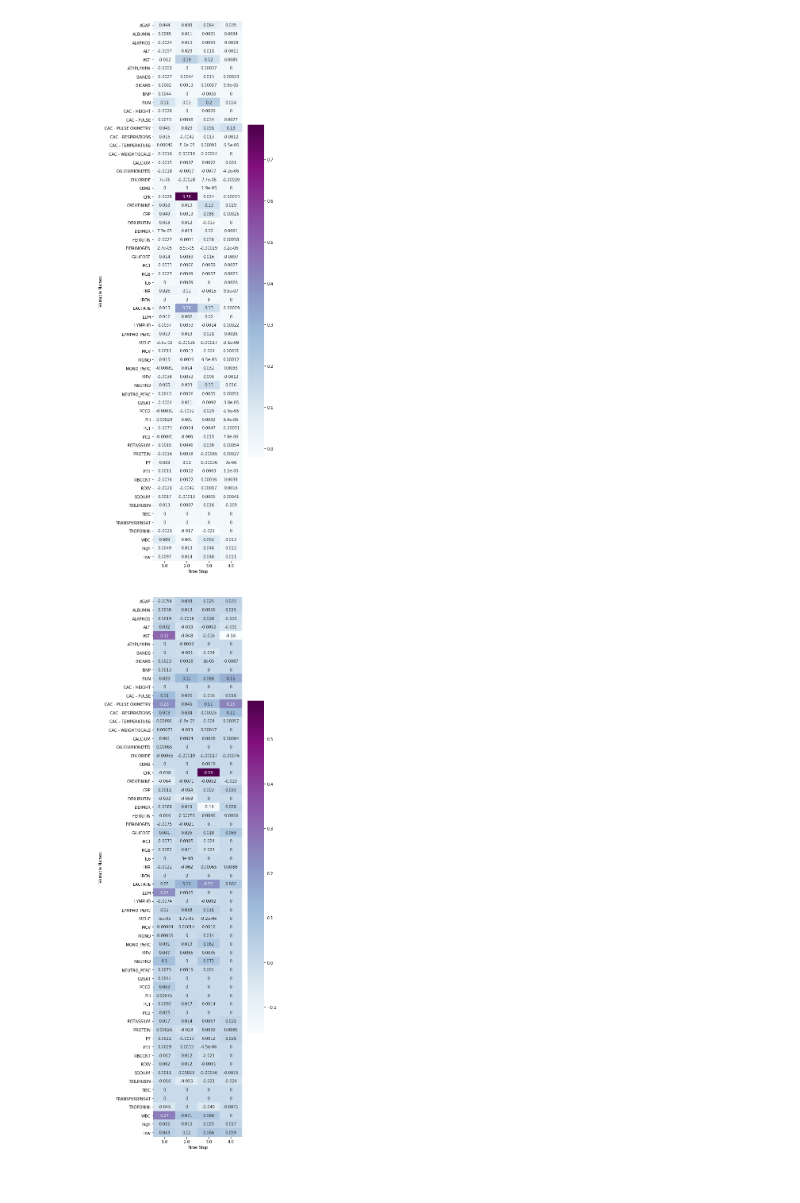
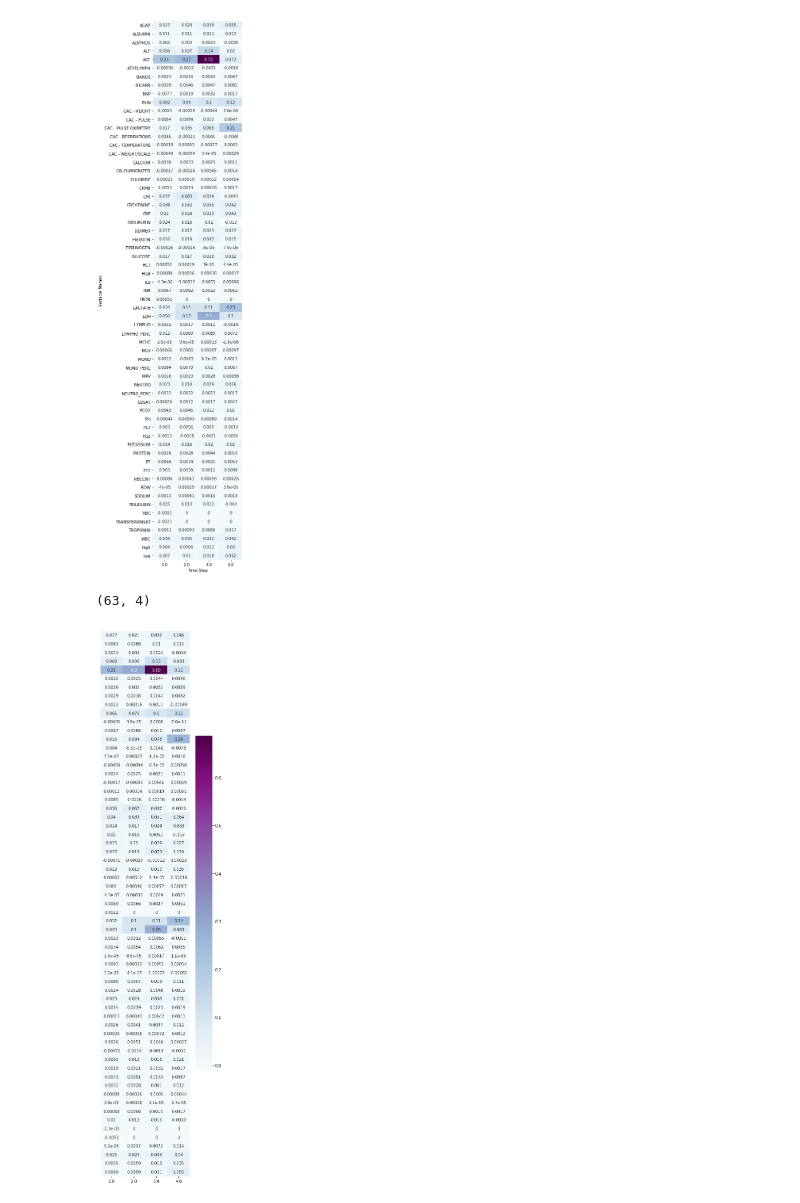
Before and after one commit to Tingyiwanyan/Contrastive_Learning_For_Covid, a Jupyter notebook: draw_heat_map.ipynb, the cells around one changed output. Cells and saved outputs as stored; diff of their text form; code cells hidden in the pictures.

```diff
--- a/draw_heat_map.ipynb
+++ b/draw_heat_map.ipynb
@@ -4,16 +4,20 @@ import numpy as np
 import matplotlib.pyplot as plt
 # %%
 import pandas as pd
-heat = pd.read_csv("retain_cl_24h_death_7_data_heat_map.csv")
+heat = pd.read_csv("retain_cl_24h_death_full_data_heat_map.csv")
 heat_map = heat.pivot("Variable Names","Time Step","Contribution Scores")
-fig = plt.figure(figsize=(5,25))
-heat_ = sns.heatmap(heat_map,annot=True,cmap='BuPu')
+fig = plt.figure(figsize=(4,25))
+heat_ = sns.heatmap(heat_map,annot=True,cmap='BuPu',cbar=False)
 # %% [output]
-[figure, old version]
+[figure, new version]
+# %%
+np.array(heat_map).shape
+# %% [output]
+(63, 4)
 # %%
-heat = pd.read_csv("retain_ce_24h_death_7_data_heat_map.csv")
+heat = pd.read_csv("retain_ce_24h_death_full_data_heat_map.csv")
 heat_map = heat.pivot("Variable Names","Time Step","Contribution Scores")
 fig = plt.figure(figsize=(5,25))
-heat_ = sns.heatmap(heat_map,annot=True,cmap='BuPu')
+heat_ = sns.heatmap(np.array(heat_map),annot=True,yticklabels=False,xticklabels=[1.0,2.0,3.0,4.0],cmap='BuPu')
 # %% [output]
-[figure, old version]
+[figure, new version]
```
Also changed, not shown: 2 other files.
